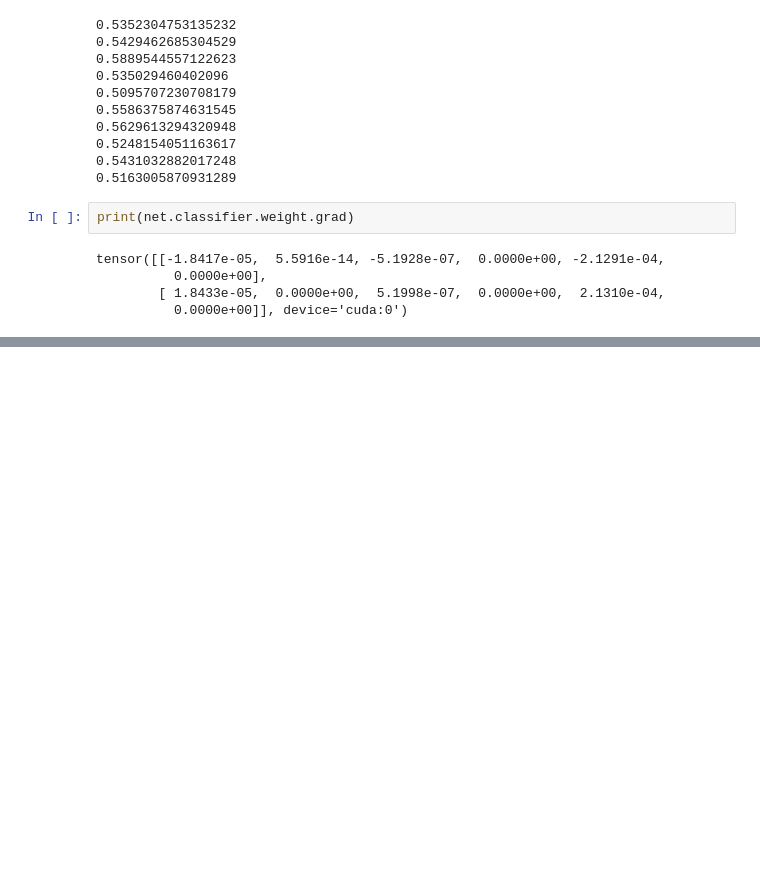
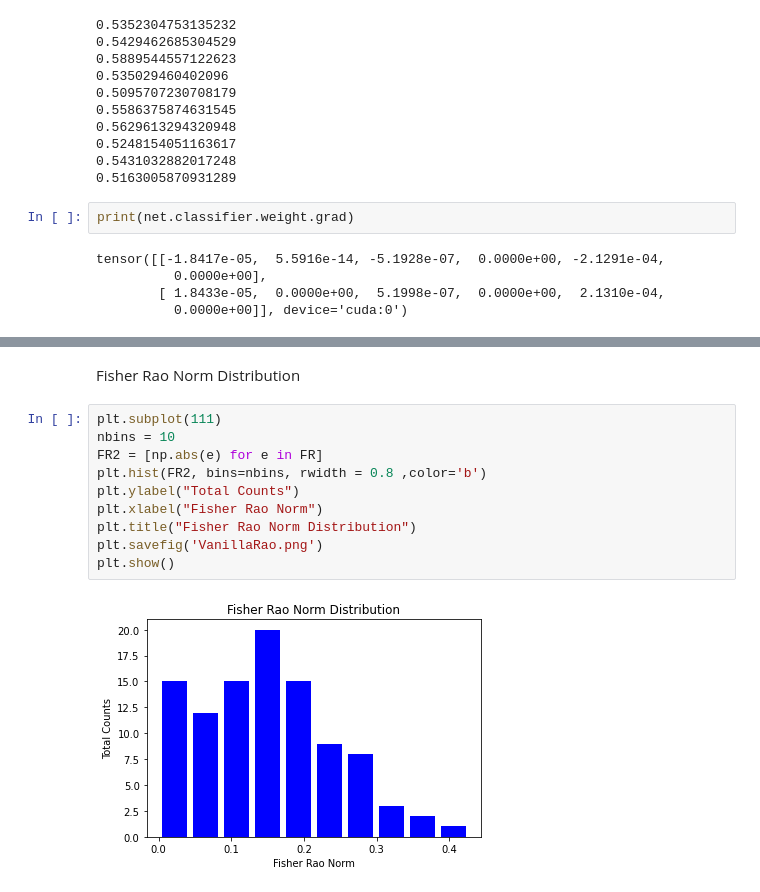
Before and after one commit to milpan/EquivariantSelfAttention, a Jupyter notebook: fisher_example.ipynb, the cells around one changed output, grey strips where cells are left out. Cells and saved outputs as stored; diff of their text form; blank space fills up the shorter version.

```diff
--- a/fisher_example.ipynb
+++ b/fisher_example.ipynb
@@ -335 +327,15 @@ plt.show()
 [figure]
+# %% [markdown]
+Fisher Rao Norm Distribution
+# %%
+plt.subplot(111)
+nbins = 10
+FR2 = [np.abs(e) for e in FR]
+plt.hist(FR2, bins=nbins, rwidth = 0.8 ,color='b')
+plt.ylabel("Total Counts")
+plt.xlabel("Fisher Rao Norm")
+plt.title("Fisher Rao Norm Distribution")
+plt.savefig('VanillaRao.png')
+plt.show()
+# %% [output]
+[figure, added]
```
Also changed, not shown: parts of 12 cells of this notebook, 2 other files.
